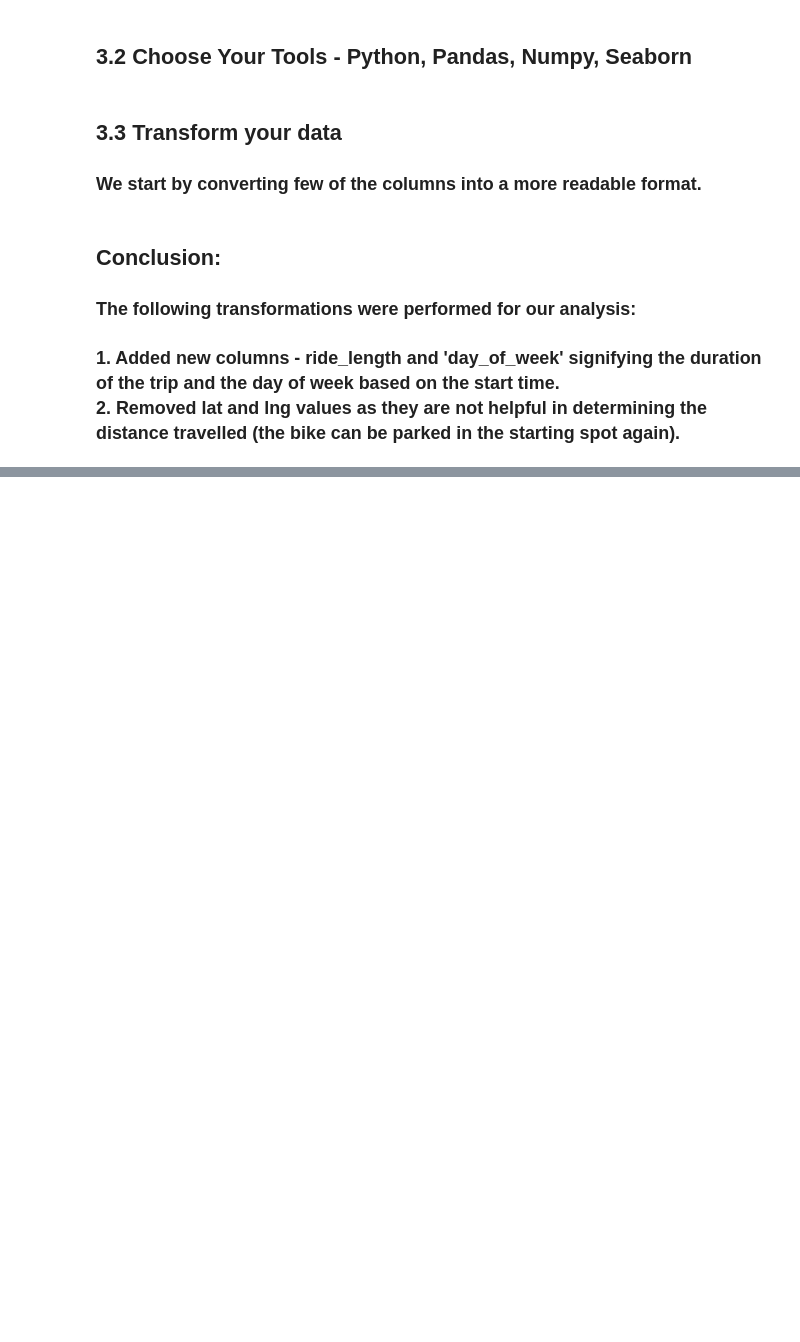
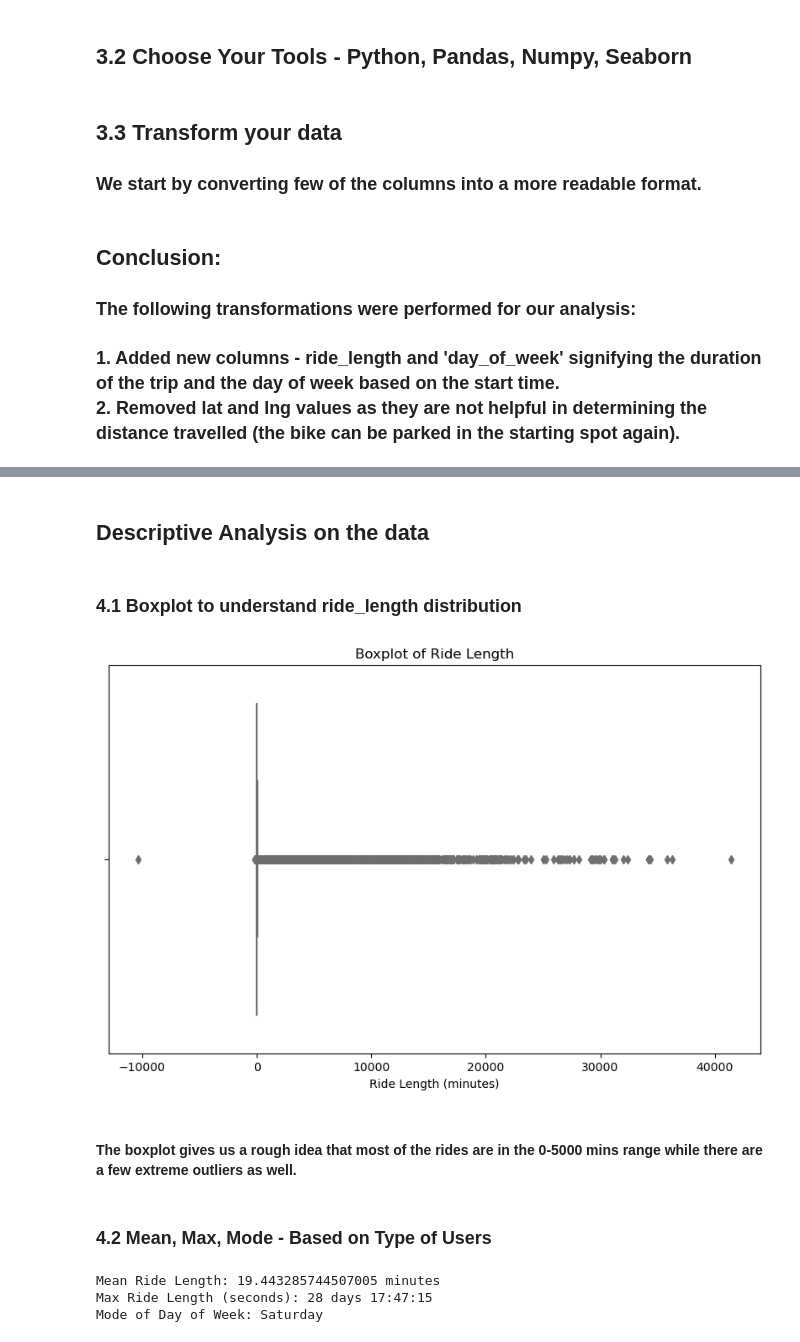
Before and after one commit to narz0001/Google-Data-Analytics-Cert-Bike-Share-Case-Study, a Jupyter notebook: bike_share_analytics.ipynb, the cells around one changed output, grey strips where cells are left out. Drawn from its saved outputs; the diff is of its cells as text; code cells hidden in the pictures; blank space fills up the shorter version.

```diff
--- a/bike_share_analytics.ipynb
+++ b/bike_share_analytics.ipynb
@@ -60,6 +60,6 @@ memory usage: 42.3+ MB
 # %%
-df_may = pd.read_csv("202305-divvy-tripdata.csv")
-df_jun = pd.read_csv("202306-divvy-tripdata.csv")
-df_may.info()
-df_jun.info()
+df_02 = pd.read_csv("202202-divvy-tripdata.csv")
+df_03 = pd.read_csv("202203-divvy-tripdata.csv")
+df_02.describe()
+df_03.describe()
 # %% [output]
@@ -95,7 +87,16 @@ memory usage: 71.4+ MB
 #### We start by analyzing null values in the datasets.
 # %%
 #Combined all df for future use
-df = pd.concat([df_apr, df_may, df_jun])
+df_04 = pd.read_csv("202204-divvy-tripdata.csv")
+df_05 = pd.read_csv("202205-divvy-tripdata.csv")
+df_06 = pd.read_csv("202206-divvy-tripdata.csv")
+df_07 = pd.read_csv("202207-divvy-tripdata.csv")
+df_08 = pd.read_csv("202208-divvy-tripdata.csv")
+df_09 = pd.read_csv("202209-divvy-tripdata.csv")
+df_10 = pd.read_csv("202210-divvy-tripdata.csv")
+df_11 = pd.read_csv("202211-divvy-tripdata.csv")
+df_12 = pd.read_csv("202212-divvy-tripdata.csv")
+df = pd.concat([df_01, df_02, df_03,df_04, df_05, df_06,df_07, df_08, df_09,df_10, df_11, df_12])
 df.reset_index(drop=True, inplace=True)
 
 print("All values unique." if df.ride_id.nunique()==df.shape[0] else "All values not unique.")
@@ -147,0 +156,36 @@ df.drop(columns=columns_to_remove, inplace=True)
+# %% [markdown]
+## Descriptive Analysis on the data
+# %% [markdown]
+### 4.1 Boxplot to understand ride_length distribution
+# %%
+import seaborn as sns
+import matplotlib.pyplot as plt
+
+df['ride_length_seconds'] = df['ride_length'].dt.total_seconds()
+df['ride_length_minutes'] = df['ride_length_seconds']/60
+df.drop('ride_length_seconds', axis=1, inplace=True)
+
+plt.figure(figsize=(10, 6))
+sns.boxplot(x='ride_length_minutes', data=df, color='skyblue')
+plt.xlabel('Ride Length (minutes)')
+plt.title('Boxplot of Ride Length')
+
+plt.show()
+# %% [output]
+[figure, added]
+# %% [markdown]
+#### The boxplot gives us a rough idea that most of the rides are in the 0-5000 mins range while there are a few extreme outliers as well.
+# %% [markdown]
+### 4.2 Mean, Max, Mode - Based on Type of Users
+# %%
+mean_ride_length = df['ride_length'].dt.total_seconds().mean()/60
+print("Mean Ride Length:", mean_ride_length, "minutes")
+
+print("Max Ride Length (seconds):", df['ride_length'].max())
+
+mode_day_of_week = df['day_of_week'].mode().iloc[0]
+print("Mode of Day of Week:", mode_day_of_week)
+# %% [output]
+Mean Ride Length: 19.443285744507005 minutes
+Max Ride Length (seconds): 28 days 17:47:15
+Mode of Day of Week: Saturday
```
Also changed, not shown: parts of 14 cells of this notebook.
